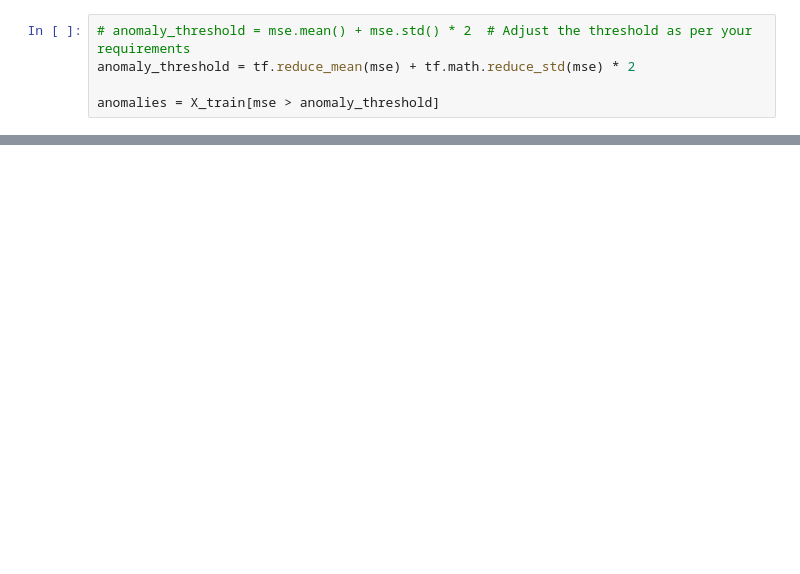
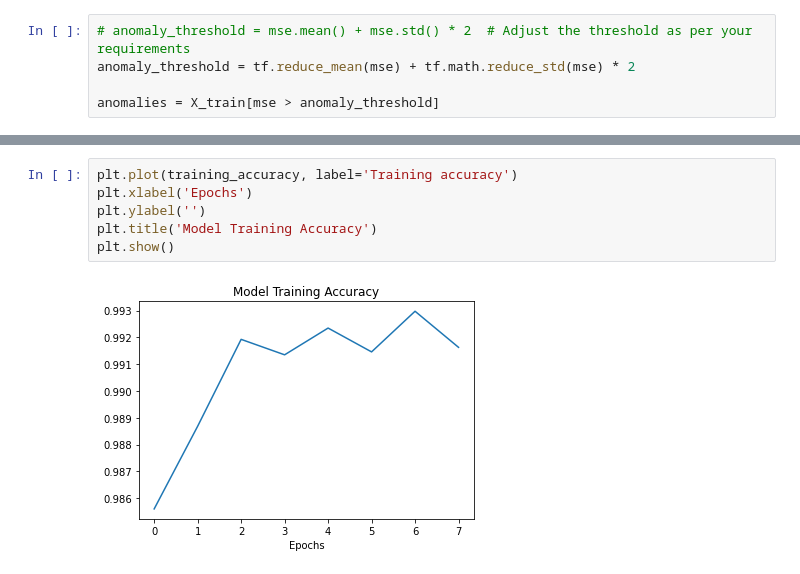
Before and after one commit to sbs23006/Anomaly-detection, a Jupyter notebook: DataModeling.ipynb, the cells around one changed output, grey strips where cells are left out. Cells and saved outputs as stored; diff of their text form; blank space fills up the shorter version.

```diff
--- a/DataModeling.ipynb
+++ b/DataModeling.ipynb
@@ -480,0 +466,8 @@ autoencoder.save('model_1.h5')
+# %%
+plt.plot(training_accuracy, label='Training accuracy')
+plt.xlabel('Epochs')
+plt.ylabel('')
+plt.title('Model Training Accuracy')
+plt.show()
+# %% [output]
+[figure, added]
```
Also changed, not shown: parts of 37 cells of this notebook, 3 other files.
